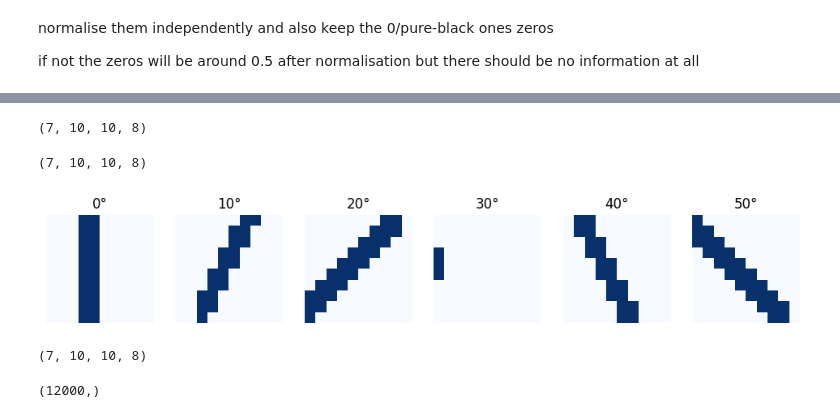
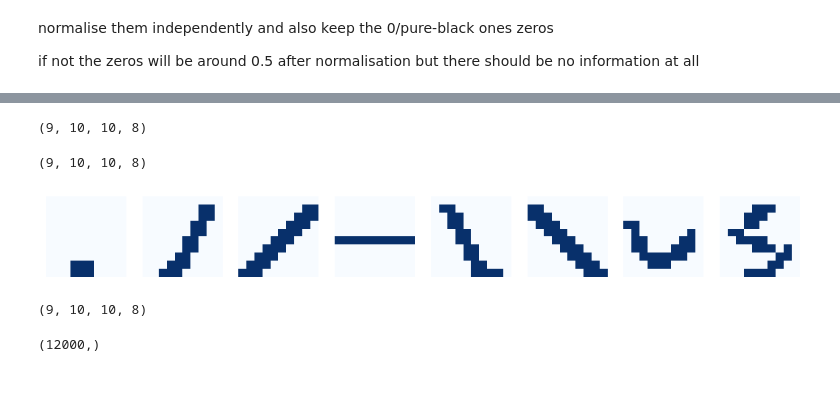
Before and after one commit to hhsherlock/Spiking_NN, a Jupyter notebook: datasets/gabor_binary/gabor_rotate_self_drew.ipynb, the cells around one changed output, grey strips where cells are left out. Cells and saved outputs as stored; diff of their text form; code cells hidden in the pictures; blank space fills up the shorter version.

```diff
--- a/datasets/gabor_binary/gabor_rotate_self_drew.ipynb
+++ b/datasets/gabor_binary/gabor_rotate_self_drew.ipynb
@@ -57,6 +64,18 @@ img = Image.open("datasets/pix/new.png")
 # Convert to grayscale (optional)
 img_gray = img.convert("L")  # 'L' = 8-bit grayscale
 imgs.append(img_gray)
+
+img = Image.open("datasets/pix/new_z.png")
+
+# Convert to grayscale (optional)
+img_gray = img.convert("L")  # 'L' = 8-bit grayscale
+imgs.append(img_gray)
+
+img = Image.open("datasets/pix/new_z_rotate.png")
+
+# Convert to grayscale (optional)
+img_gray = img.convert("L")  # 'L' = 8-bit grayscale
+imgs.append(img_gray)
 # %%
 imgs = np.array(imgs)
 # %%
@@ -142,7 +152,7 @@ filters = filters[:, :, np.newaxis, :]  # add input channel dim = 1
 filters -= filters.mean(axis=(0,1), keepdims=True)
 filters /= np.linalg.norm(filters, axis=(0,1), keepdims=True) + 1e-10
 # %%
-imgs = imgs.reshape(7,28,28,1)
+imgs = imgs.reshape(9,28,28,1)
 # %%
 gabor_data = []
 for pic in imgs:
@@ -158,29 +168,30 @@ gabor_data = np.array(gabor_data)
 # %%
 gabor_data.shape
 # %% [output]
-(7, 10, 10, 8)
+(9, 10, 10, 8)
 # %%
 normalised_gabor_data = normalise_non_zero(gabor_data)
 # %%
 normalised_gabor_data.shape
 # %% [output]
-(7, 10, 10, 8)
+(9, 10, 10, 8)
 # %%
 normalised_gabor_data = np.where(normalised_gabor_data > 0.5, 1, 0)
 # %%
-plt.figure(figsize=(12,6))
-for i in range(6):
-    plt.subplot(1,6,i+1)
-    plt.imshow(normalised_gabor_data[i, :, :, 6], cmap='Blues')
-    plt.title(f"{int(10*i)}°")
+plt.figure(figsize=(12,8))
+for i in range(8):
+    plt.subplot(1,8,i+1)
+    plt.imshow(normalised_gabor_data[i, :, :, 0], cmap='Blues')
+    # plt.title(f"{int(10*i)}°")
     plt.axis('off')
+    plt.savefig("datasets/pix/interview_image.png", dpi=300, bbox_inches="tight")
 plt.show()
 # %% [output]
-[figure, old version]
+[figure, new version]
 # %%
 normalised_gabor_data.shape
 # %% [output]
-(7, 10, 10, 8)
+(9, 10, 10, 8)
 # %%
 # form an shape (5000, 3) array with 5000 time points and 3 input neurons
 # every fire is 45-50 cycles,
```
Also changed, not shown: parts of 12 cells of this notebook, 12 other files.
